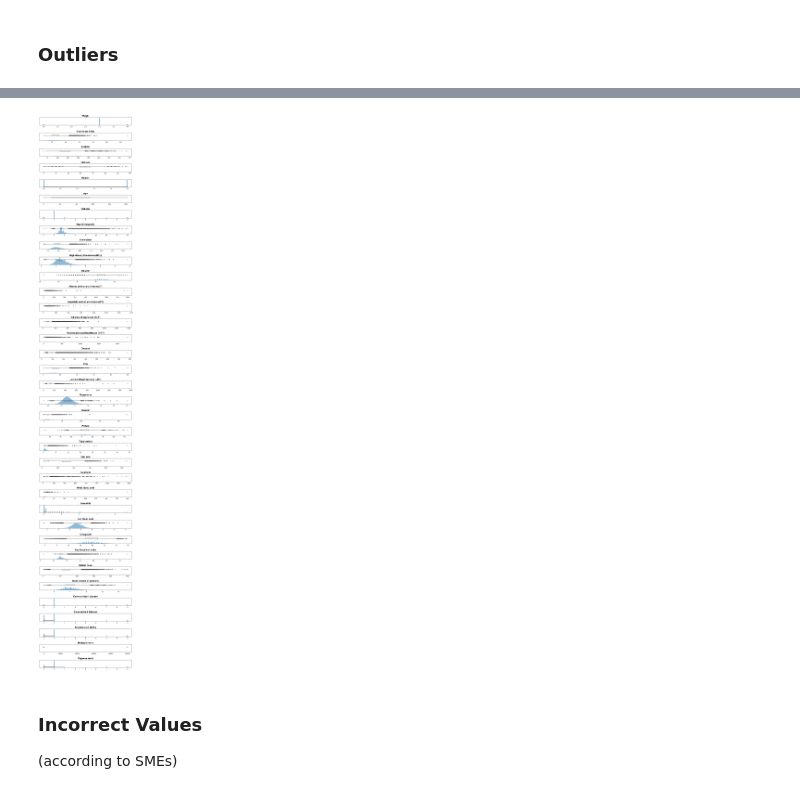
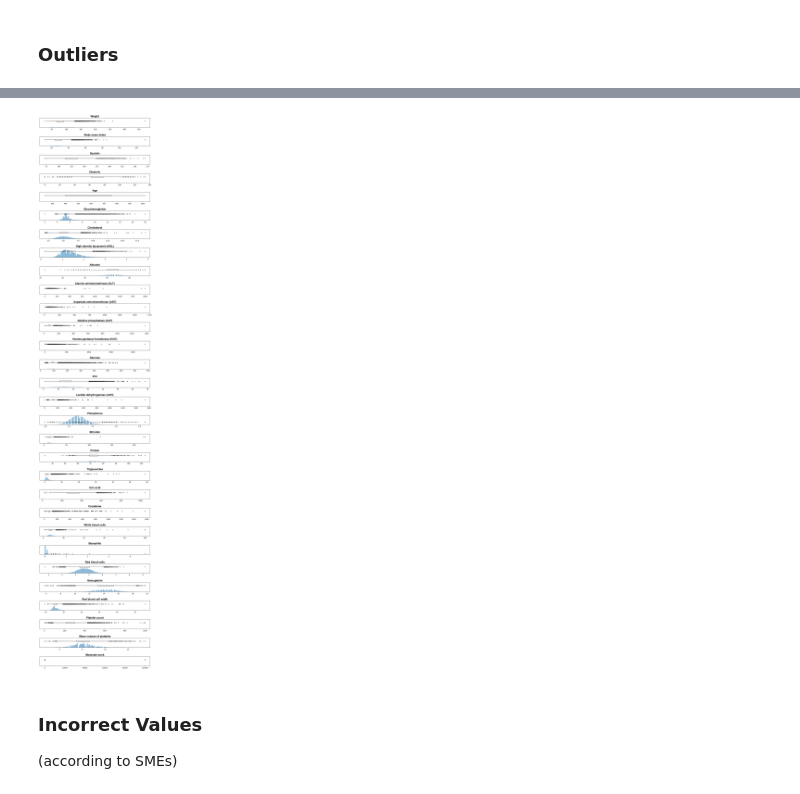
Before and after one commit to patsals/CHD-adversarial-nn, a Jupyter notebook: eda.ipynb, the cells around one changed output, grey strips where cells are left out. Saved outputs shown, nothing was run; the diff lists cells and outputs as text; code cells hidden in the pictures.

Commit message:
added column distribution eda

```diff
--- a/eda.ipynb
+++ b/eda.ipynb
@@ -23,0 +20,3 @@ def printm(*args):
+# %%
+codebook_df = pd.read_csv('data/codebook.csv')
+codebook_df.head()
@@ -23,0 +34,21 @@ def printm(*args):
+# %%
+# map all non-range attributes to actual values according to codebook
+quantitative_attributes = codebook_df[codebook_df['description'] == 'Range of Values']['attribute_name'].unique()
+qualitative_attributes = [attr for attr in \
+                          codebook_df[codebook_df['description'] != 'Range of Values']['attribute_name'].unique() \
+                          if attr not in quantitative_attributes]
+
+for q_attribute in qualitative_attributes:
+    df[q_attribute] = df[q_attribute].astype('object')
+    print('Mapping:', q_attribute)
+    for year_range in df['Year Range'].unique():
+        # mask = np.full(len(df), False)
+        col_year_range_codebook = codebook_df[(codebook_df['year_range'] == year_range) &
+                                              (codebook_df['attribute_name'] == q_attribute)]
+
+        if len(col_year_range_codebook) == 0:
+            print(' - Unable to locate mapping for ', year_range)
+        for index, row in col_year_range_codebook.iterrows():
+            mask = (df['Year Range'] == year_range) & (df[q_attribute] == row['single_value'])
+            if row['description'] != 'Range of Values':
+                df.loc[mask, q_attribute] = row['description']
@@ -23,0 +73,3 @@ def printm(*args):
+# %%
+df['Year Range'] = df['Year Range'].astype('object')
+df['SEQN'] = df['SEQN'].astype('object')
@@ -129,6 +190,7 @@ plt.show()
 # %%
 print(f'shape before:', df.shape)
-df = df[~df['Coronary heart disease'].isnull()]
+# df = df[~df['Coronary heart disease'].isnull()]
+df = df[df['Coronary heart disease'].isin(['Yes', 'No'])]
 print(f'shape after:', df.shape)
 # %% [output]
 shape before: (101316, 38)
@@ -297,28 +370,28 @@ plt.show()
 # %%
-plot_df = df[[col for col in df.columns if col not in ('SEQN', 'Year Range')]]
+plot_df = df[[col for col in df.columns if df[col].dtype != 'O']]
 fig, axs = plt.subplots(plot_df.shape[1], 1, figsize=(12, plot_df.shape[1]*2))
 
 for i, col in enumerate(plot_df.columns):
     axs[i].hist(plot_df[col].dropna(),
         bins=100,
         alpha=0.5,
         color='C0',
         density=True
     )
     axs[i].boxplot(
         plot_df[col].dropna(),
         vert=False,
         flierprops=dict(marker='o', color='r', markersize=3)
     )
     axs[i].set_title(col, fontsize=16, fontweight='bold', color='black', fontname='Arial')
     axs[i].set_yticks([])  # This hides the ticks
     axs[i].set_yticklabels([])
 
 plt.subplots_adjust(hspace=1)
 
 fig.show()
 # %% [output]
-[figure, old version]
+[figure, new version]
 # %% [markdown]
 ### Incorrect Values
 (according to SMEs)
```
Also changed, not shown: parts of 23 cells of this notebook.
